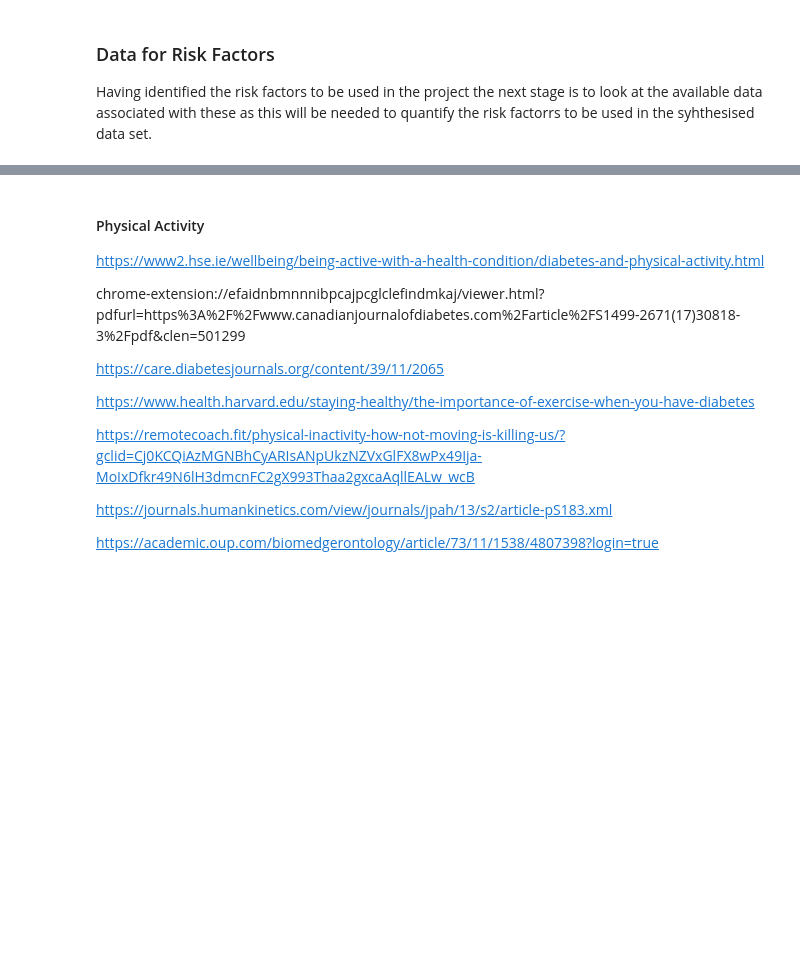
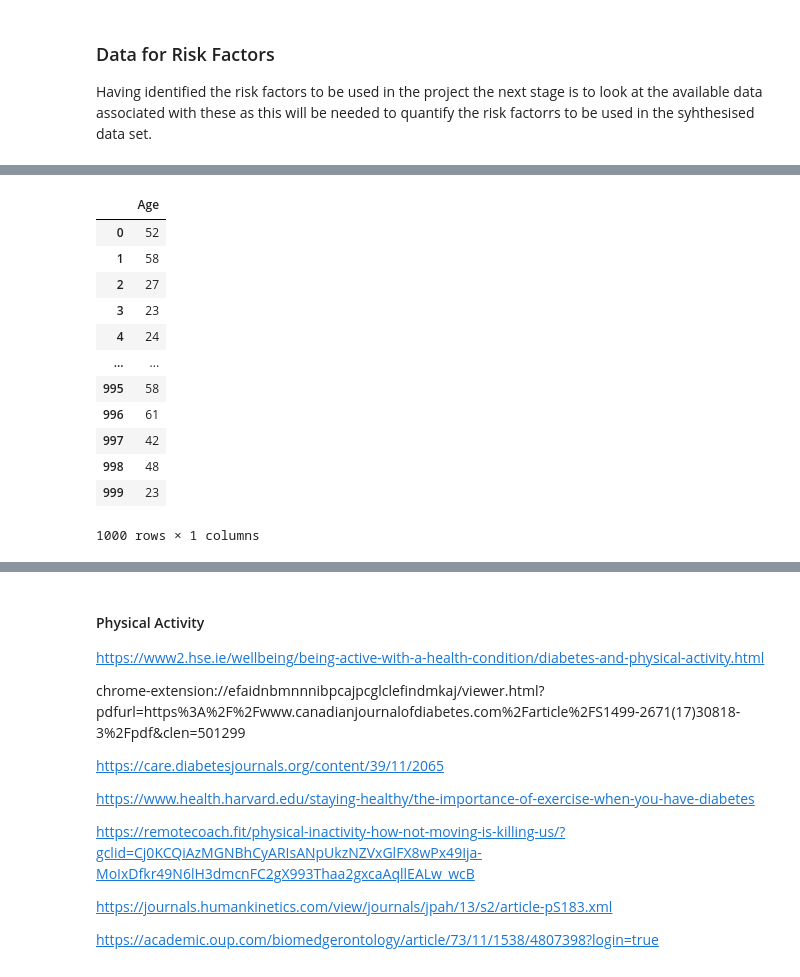
Before and after one commit to donneger/PFDA_Project_2021, a Jupyter notebook: PFDA_Project_2021.ipynb, the cells around one changed output, grey strips where cells are left out. Drawn from its saved outputs; the diff is of its cells as text; code cells hidden in the pictures; blank space fills up the shorter version.

```diff
--- a/PFDA_Project_2021.ipynb
+++ b/PFDA_Project_2021.ipynb
@@ -131,3 +111,19 @@ df_21.loc[4:5]
 # %%
 random.seed(1)
-pop=np.random.uniform(15, 74, 1000)
+pop=np.random.randint(15, 75, 1000)
+popdf = pd.DataFrame(pop, columns=['Age'])
+popdf
+# %% [output]
+|  | Age |
+| 0 | 52 |
+| 1 | 58 |
+| 2 | 27 |
+| 3 | 23 |
+| 4 | 24 |
+| ... | ... |
+| 995 | 58 |
+| 996 | 61 |
+| 997 | 42 |
+| 998 | 48 |
+| 999 | 23 |
+1000 rows × 1 columns
```
Also changed, not shown: parts of 12 cells of this notebook.
